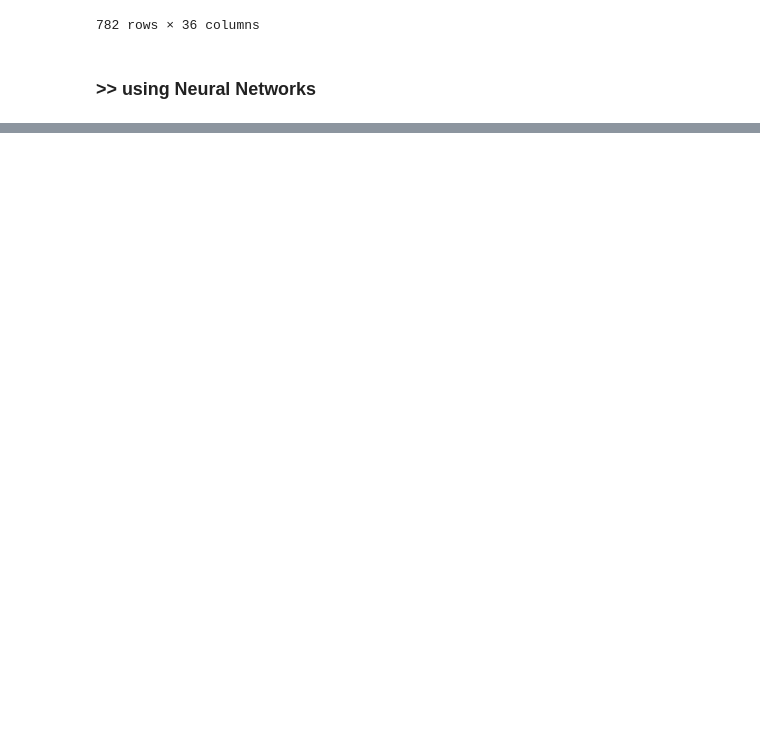
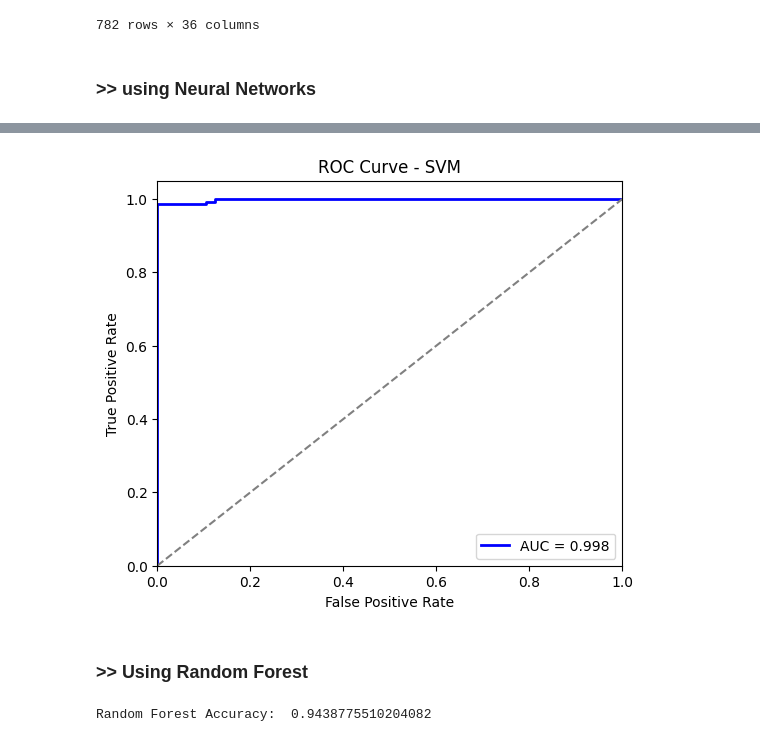
Before and after one commit to A-janjan/ml_practices, a Jupyter notebook: university/ml/final project/development.ipynb, the cells around one changed output, grey strips where cells are left out. Cells and saved outputs as stored; diff of their text form; code cells hidden in the pictures; blank space fills up the shorter version.

```diff
--- a/university/ml/final project/development.ipynb
+++ b/university/ml/final project/development.ipynb
@@ -165,0 +231,18 @@ plt.show()
+# %%
+y_probs_svm = svm_model.decision_function(X_test)  # Get decision scores
+plot_roc_curve(y_test, y_probs_svm, "SVM")
+# %% [output]
+[figure, added]
+# %% [markdown]
+### >> Using Random Forest
+# %%
+from sklearn.ensemble import RandomForestClassifier
+from sklearn.metrics import accuracy_score
+
+rf_model = RandomForestClassifier(n_estimators=100, random_state=42)
+rf_model.fit(X_train, y_train)
+
+y_pred_rf = rf_model.predict(X_test)
+print("Random Forest Accuracy: ", accuracy_score(y_test, y_pred_rf))
+# %% [output]
+Random Forest Accuracy:  0.9438775510204082
```
Also changed, not shown: parts of 38 cells of this notebook, 1 other file.
